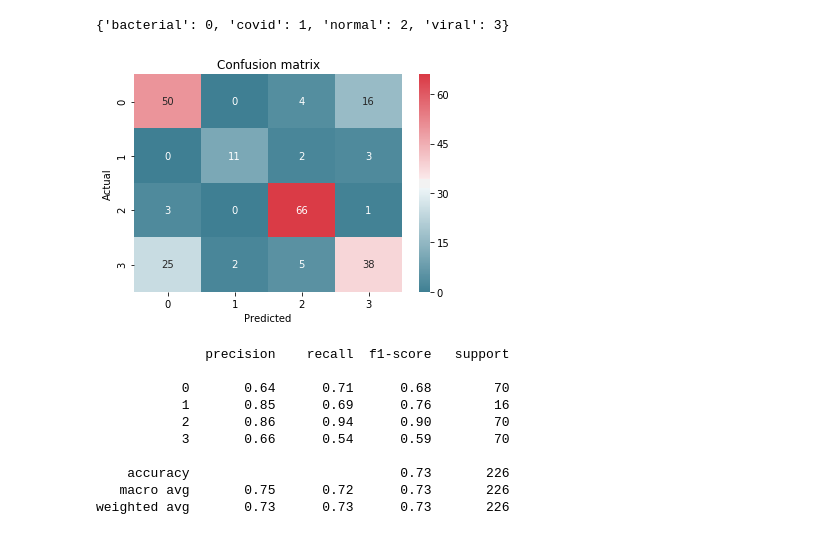
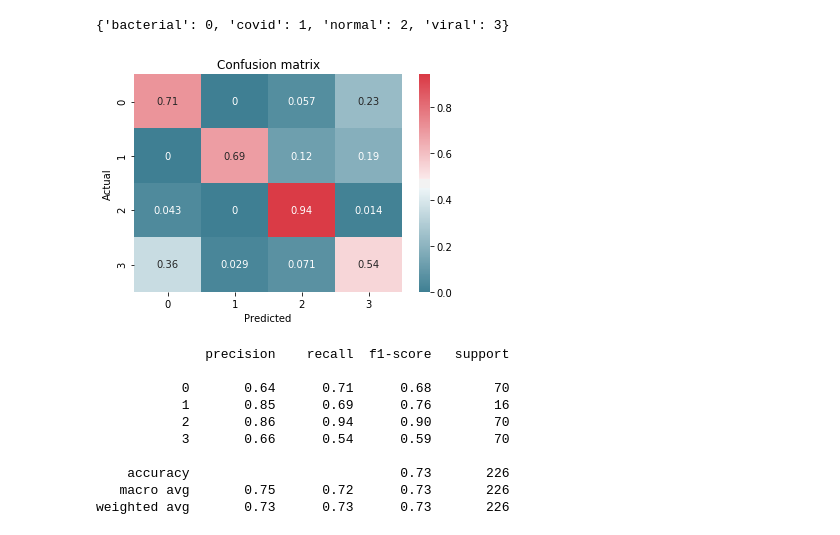
Before and after one commit to bt2513/covid_sp20, a Jupyter notebook: 2. Baseline model.ipynb, the cells around one changed output. Cells and saved outputs as stored; diff of their text form; code cells hidden in the pictures.

```diff
--- a/2. Baseline model.ipynb
+++ b/2. Baseline model.ipynb
@@ -235,16 +237,17 @@ y_val = valid_set['label'].map(X_val.class_indices).values
 # %%
 data = {'y_val': y_val, 'y_pred': y_pred}
 df = pd.DataFrame(data)
 confusion_matrix = pd.crosstab(df['y_val'], df['y_pred'],
                                rownames=['Actual'],
-                               colnames=['Predicted'])
+                               colnames=['Predicted'],
+                               normalize= 'index')
 
 cmap = sns.diverging_palette(220, 10, as_cmap= True)
 sns.heatmap(confusion_matrix, annot=True, cmap= cmap)
 plt.title('Confusion matrix')
 plt.show()
 # %% [output]
-[figure, old version]
+[figure, new version]
 # %%
 print(classification_report(y_val, y_pred))
 # %% [output]
```
Also changed, not shown: parts of 12 cells of this notebook.
